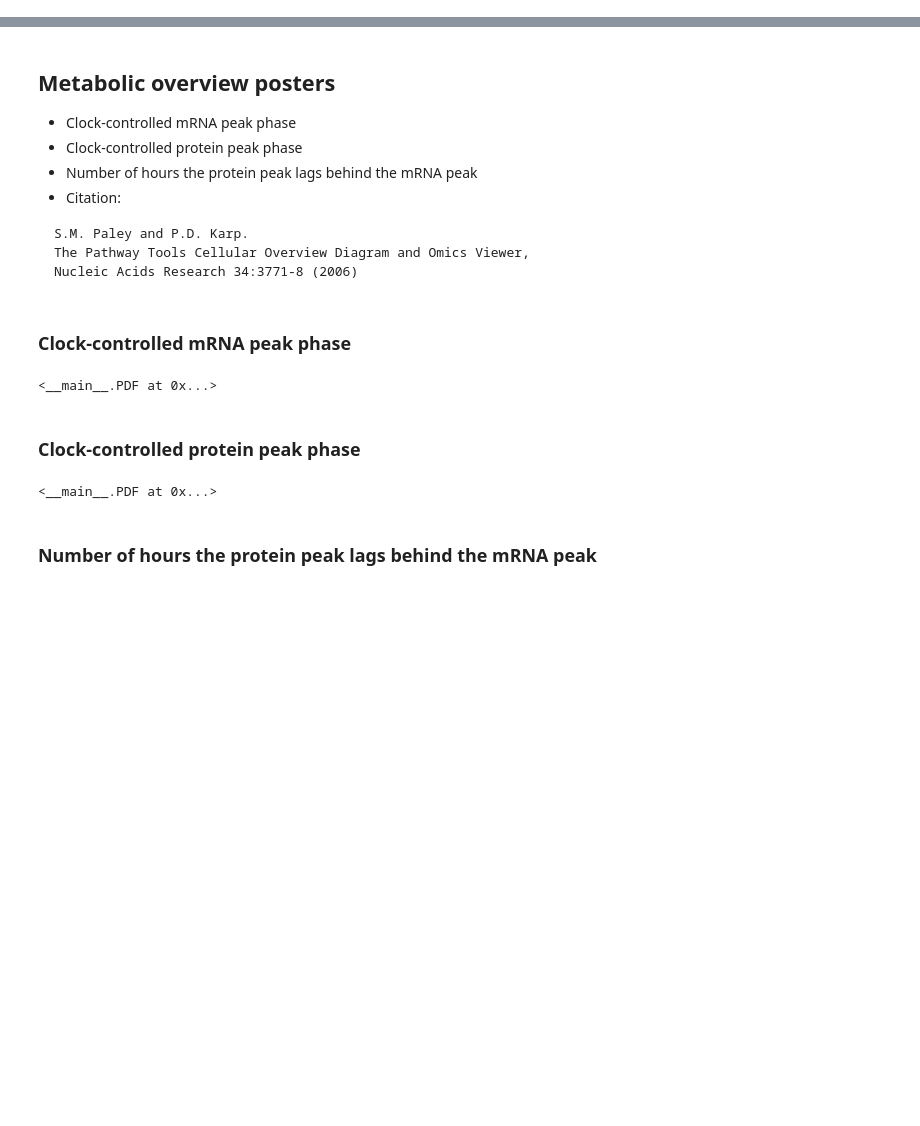
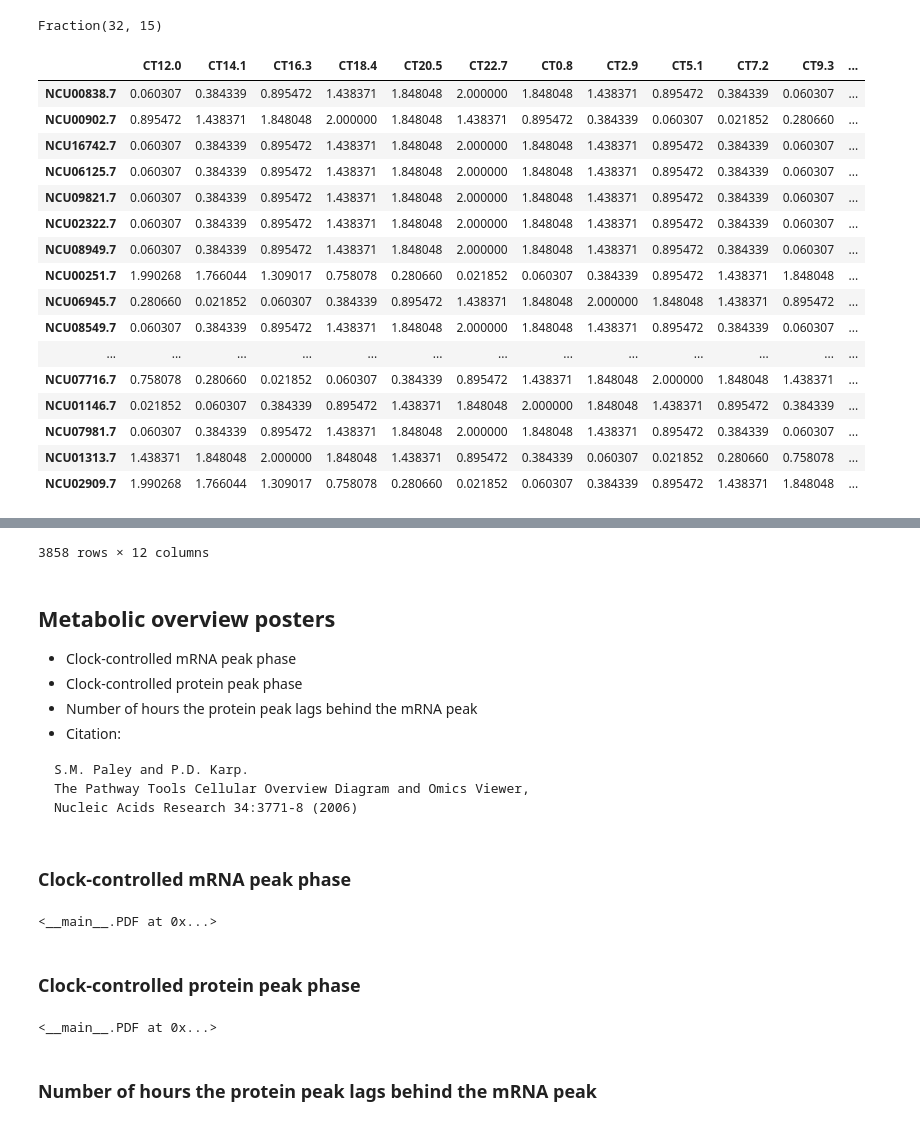
Before and after one commit to djinnome/PeakPhases, a Jupyter notebook: PeakPhaseAnalysis.ipynb, the cells around one changed output, grey strips where cells are left out. Drawn from its saved outputs; the diff is of its cells as text; code cells hidden in the pictures; blank space fills up the shorter version.

```diff
--- a/PeakPhaseAnalysis.ipynb
+++ b/PeakPhaseAnalysis.ipynb
@@ -16,43 +20,112 @@ Where the period $T=24$, the amplitude $A$ and the offset $D$ both equal $1$. Ti
+# %%
+from fractions import Fraction
+2*Fraction(24)/Fraction(22.5)
+# %% [output]
+Fraction(32, 15)
 # %%
 %matplotlib notebook
 import pandas as pd
 import os, numpy as np
-from math import pi
+from math import pi, floor
 from numpy import cos
 import matplotlib.pyplot as plt
+
+def explode(df, lst_cols, fill_value=''):
+    # make sure `lst_cols` is a list
+    if lst_cols and not isinstance(lst_cols, list):
+        lst_cols = [lst_cols]
+    # all columns except `lst_cols`
+    idx_cols = df.columns.difference(lst_cols)
+
+    # calculate lengths of lists
+    lens = df[lst_cols[0]].str.len()
+
+    if (lens > 0).all():
+        # ALL lists in cells aren't empty
+        return pd.DataFrame({
+            col:np.repeat(df[col].values, df[lst_cols[0]].str.len())
+            for col in idx_cols
+        }).assign(**{col:np.concatenate(df[col].values) for col in lst_cols}) \
+          .loc[:, df.columns]
+    else:
+        # at least one list in cells is empty
+        return pd.DataFrame({
+            col:np.repeat(df[col].values, df[lst_cols[0]].str.len())
+            for col in idx_cols
+        }).assign(**{col:np.concatenate(df[col].values) for col in lst_cols}) \
+          .append(df.loc[lens==0, idx_cols]).fillna(fill_value) \
+          .loc[:, df.columns]
 
 class PDF(object):
     def __init__(self, pdf, size=(1200,600)):
         self.pdf = pdf
         self.size = size
 
     def _repr_html_(self):
         return '<iframe src={0} width={1[0]} height={1[1]}></iframe>'.format(self.pdf, self.size)
 
     def _repr_latex_(self):
         return r'\includegraphics[width=1.0\textwidth]{{{0}}}'.format(self.pdf)
 
 class Animation(object):
     def __init__(self, url, size=(200,200)):
         self.url = url
         self.size = size
 
     def _repr_html_(self):
         return '<iframe src={0} width={1[0]} height={1[1]}></iframe>'.format(self.url, self.size)
 
     def _repr_latex_(self):
         return r'\includegraphics[width=1.0\textwidth]{{{0}}}'.format(self.url)
 
-def create_oscillations_from_peak_phase(peak_phase, out, period=24, interval=2, amplitude=1, offset=1):
-    t = np.linspace(0,int(period-interval), int(period/interval))
-    time = ['{}h'.format(i) for i in range(0,int(period),interval)]
+def create_interval( period, interval, zero=0):
+    i = zero % period
+    t=[]
+    num_points = int(round(period/interval)) + 1
+    for _ in range( num_points ):
+        t.append( i )
+        i = (i + interval) % period
+    return np.array(t)
+def create_solar_oscillations_from_peak_phase(peak_phase, out, period=22.5, interval=2, amplitude=1, offset=1, time_format='{}h', zero=0):
+    t = create_interval( period, interval, zero )
+    time = [time_format.format(i) for i in t]
     oscillate = pd.DataFrame(0, index=time, columns = ['{}.7'.format(i) for i in peak_phase.index])
     for gene in peak_phase.index:
         theta = peak_phase.loc[gene,'Phase']
         oscillate['{}.7'.format(gene)] = amplitude*cos(2*pi*(t - theta)/float(period)) + offset
     oscillate.T.to_csv(out,sep='\t',index_label='$Gene')
     return oscillate.T
 
+def create_circadian_oscillations_from_peak_phase( peak_phase, out, solar_period=22.5, solar_interval=2, amplitude=1, offset=1,time_format='CT{0:.1f}' ):
+    circadian_period = 24
+    circadian_zero = 12
+    acrophase = peak_phase.apply(lambda x : convert_solar_to_circadian_time(x, solar_period,circadian_period, circadian_zero))
+    circadian_interval = solar_interval*circadian_period/solar_period
+    return create_solar_oscillations_from_peak_phase( acrophase, out, circadian_period, circadian_interval, time_format=time_format, zero=circadian_zero)
+def convert_solar_to_circadian_time( solar_time, solar_period,circadian_period=24, circadian_zero=12 ):
+    return (solar_time*circadian_period/solar_period + circadian_zero) % circadian_period
+
+time_format = 'CT{}'
+
 peakdir = os.path.join('.')
-os.listdir(peakdir)
+rna_peak = pd.read_table(os.path.join(peakdir, 'RNA_Peak_Phase_for_U01.txt'),index_col='ID')
+display(create_circadian_oscillations_from_peak_phase( rna_peak, 'RNA_Circadian_Oscillations.tab'))
+display(create_solar_oscillations_from_peak_phase( rna_peak, 'RNA_Solar_Oscillations.tab'))
 # %% [output]
+|  | CT12.0 | CT14.1 | CT16.3 | CT18.4 | CT20.5 | CT22.7 | CT0.8 | CT2.9 | CT5.1 | CT7.2 | CT9.3 | ... |
+| NCU00838.7 | 0.060307 | 0.384339 | 0.895472 | 1.438371 | 1.848048 | 2.000000 | 1.848048 | 1.438371 | 0.895472 | 0.384339 | 0.060307 | ... |
+| NCU00902.7 | 0.895472 | 1.438371 | 1.848048 | 2.000000 | 1.848048 | 1.438371 | 0.895472 | 0.384339 | 0.060307 | 0.021852 | 0.280660 | ... |
+| NCU16742.7 | 0.060307 | 0.384339 | 0.895472 | 1.438371 | 1.848048 | 2.000000 | 1.848048 | 1.438371 | 0.895472 | 0.384339 | 0.060307 | ... |
+| NCU06125.7 | 0.060307 | 0.384339 | 0.895472 | 1.438371 | 1.848048 | 2.000000 | 1.848048 | 1.438371 | 0.895472 | 0.384339 | 0.060307 | ... |
+| NCU09821.7 | 0.060307 | 0.384339 | 0.895472 | 1.438371 | 1.848048 | 2.000000 | 1.848048 | 1.438371 | 0.895472 | 0.384339 | 0.060307 | ... |
+| NCU02322.7 | 0.060307 | 0.384339 | 0.895472 | 1.438371 | 1.848048 | 2.000000 | 1.848048 | 1.438371 | 0.895472 | 0.384339 | 0.060307 | ... |
+| NCU08949.7 | 0.060307 | 0.384339 | 0.895472 | 1.438371 | 1.848048 | 2.000000 | 1.848048 | 1.438371 | 0.895472 | 0.384339 | 0.060307 | ... |
+| NCU00251.7 | 1.990268 | 1.766044 | 1.309017 | 0.758078 | 0.280660 | 0.021852 | 0.060307 | 0.384339 | 0.895472 | 1.438371 | 1.848048 | ... |
+| NCU06945.7 | 0.280660 | 0.021852 | 0.060307 | 0.384339 | 0.895472 | 1.438371 | 1.848048 | 2.000000 | 1.848048 | 1.438371 | 0.895472 | ... |
+| NCU08549.7 | 0.060307 | 0.384339 | 0.895472 | 1.438371 | 1.848048 | 2.000000 | 1.848048 | 1.438371 | 0.895472 | 0.384339 | 0.060307 | ... |
+| ... | ... | ... | ... | ... | ... | ... | ... | ... | ... | ... | ... | ... |
+| NCU07716.7 | 0.758078 | 0.280660 | 0.021852 | 0.060307 | 0.384339 | 0.895472 | 1.438371 | 1.848048 | 2.000000 | 1.848048 | 1.438371 | ... |
+| NCU01146.7 | 0.021852 | 0.060307 | 0.384339 | 0.895472 | 1.438371 | 1.848048 | 2.000000 | 1.848048 | 1.438371 | 0.895472 | 0.384339 | ... |
+| NCU07981.7 | 0.060307 | 0.384339 | 0.895472 | 1.438371 | 1.848048 | 2.000000 | 1.848048 | 1.438371 | 0.895472 | 0.384339 | 0.060307 | ... |
+| NCU01313.7 | 1.438371 | 1.848048 | 2.000000 | 1.848048 | 1.438371 | 0.895472 | 0.384339 | 0.060307 | 0.021852 | 0.280660 | 0.758078 | ... |
+| NCU02909.7 | 1.990268 | 1.766044 | 1.309017 | 0.758078 | 0.280660 | 0.021852 | 0.060307 | 0.384339 | 0.895472 | 1.438371 | 1.848048 | ... |
@@ -76,3 +150,4 @@ os.listdir(peakdir)
+3858 rows × 12 columns
 # %% [markdown]
 ## Metabolic overview posters
 
```
Also changed, not shown: parts of 24 cells of this notebook, 39 other files.
